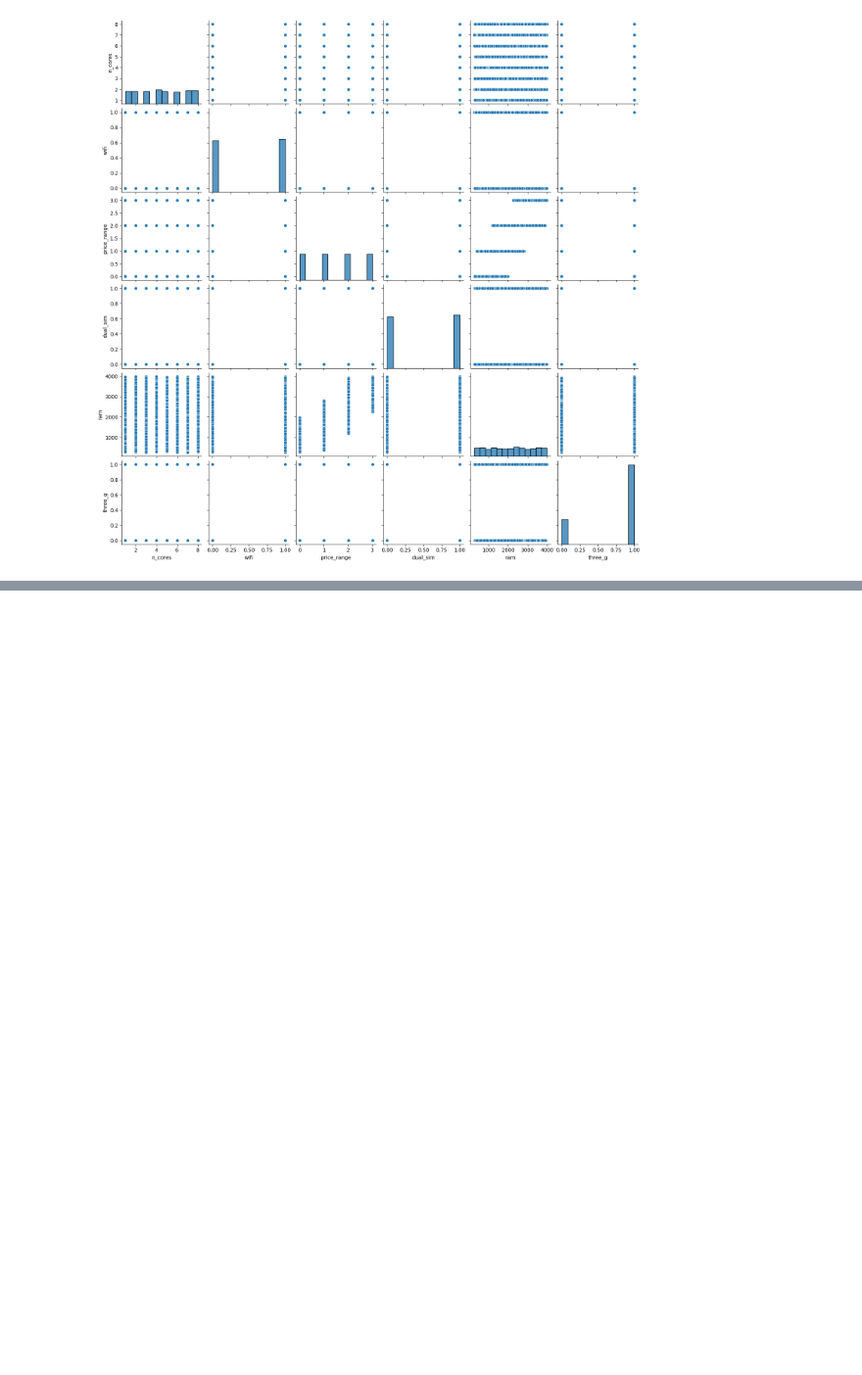
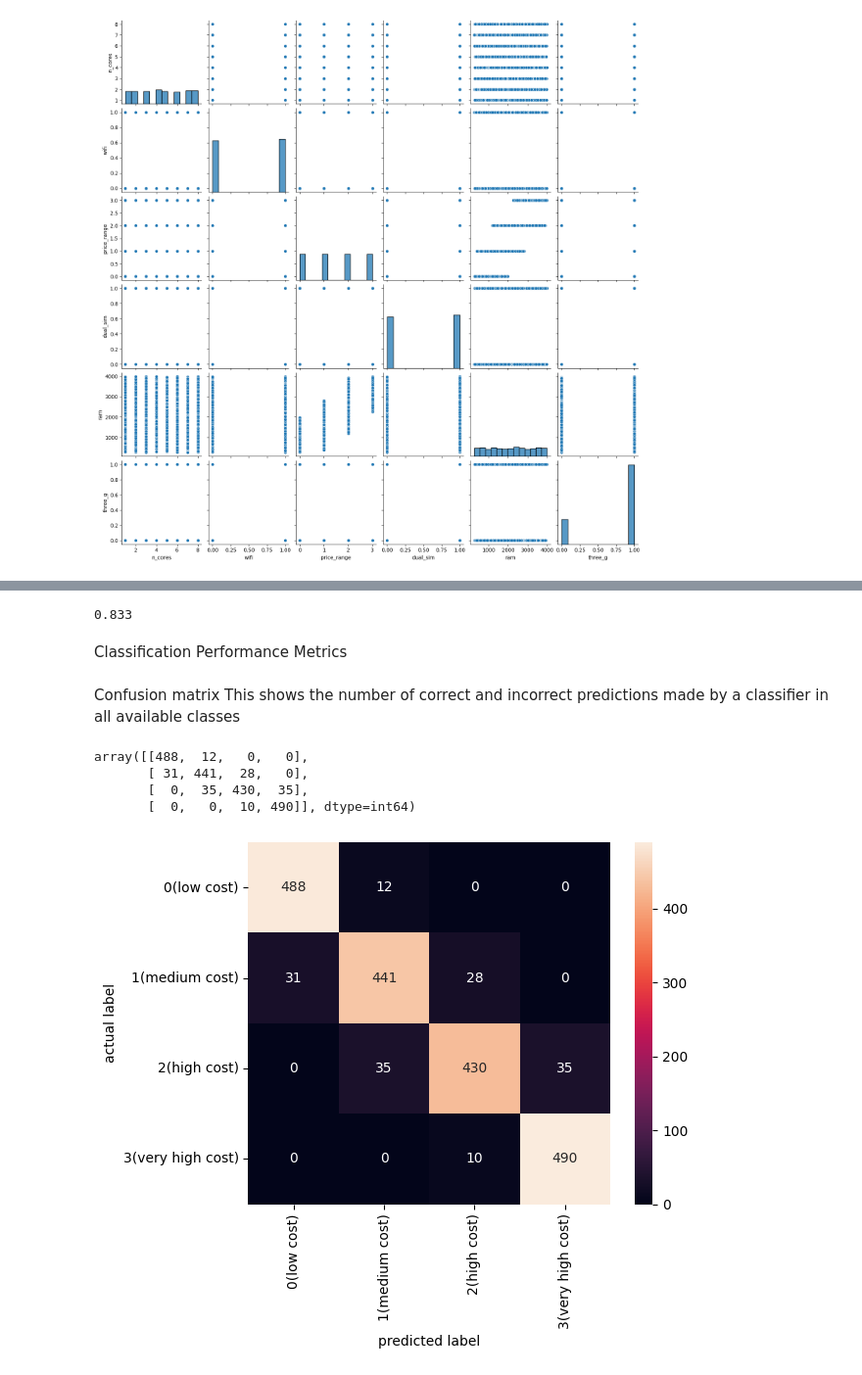
Before and after one commit to Slimcent/Classificatio_Jupyter_Files, a Jupyter notebook: Mobile Price Range Classification.ipynb, the cells around one changed output, grey strips where cells are left out. Shown at 98% size. Saved outputs shown, nothing was run; the diff lists cells and outputs as text; code cells hidden in the pictures; blank space fills up the shorter version.

```diff
--- a/Mobile Price Range Classification.ipynb
+++ b/Mobile Price Range Classification.ipynb
@@ -494,0 +484,4 @@ predictions_on_train = cross_val_predict(log_model, training_final, training_lab
+# %%
+tree_scores.mean()
+# %% [output]
+0.833
@@ -494,0 +495,24 @@ predictions_on_train = cross_val_predict(log_model, training_final, training_lab
+# %% [markdown]
+Classification Performance Metrics
+# %% [markdown]
+Confusion matrix
+This shows the number of correct and incorrect predictions made by a classifier in all available classes
+# %%
+from sklearn.metrics import confusion_matrix
+
+confusion_matrix(training_labels, predictions_on_train)
+# %% [output]
+array([[488,  12,   0,   0],
+       [ 31, 441,  28,   0],
+       [  0,  35, 430,  35],
+       [  0,   0,  10, 490]], dtype=int64)
+# %%
+cm = confusion_matrix(training_labels, predictions_on_train)
+
+sns.heatmap(cm, square=True, annot=True, fmt='d', cbar=True,
+                        xticklabels=['0(low cost)', '1(medium cost)', '2(high cost)','3(very high cost)'],
+                        yticklabels=['0(low cost)', '1(medium cost)', '2(high cost)','3(very high cost)'])
+plt.ylabel('actual label')
+plt.xlabel('predicted label');
+# %% [output]
+[figure, added]
```
Also changed, not shown: parts of 65 cells of this notebook, 1 other file.
